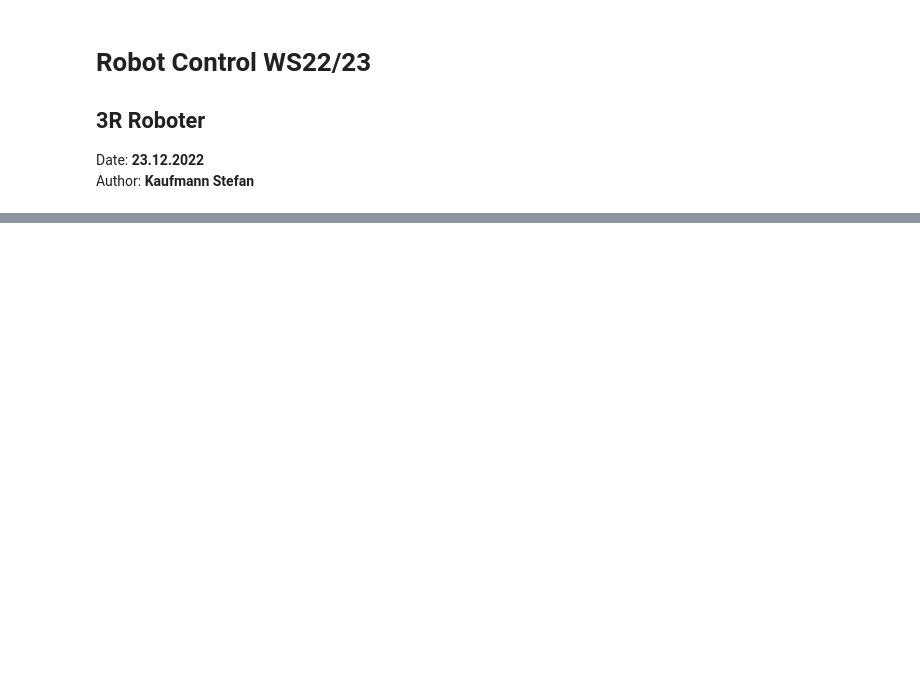
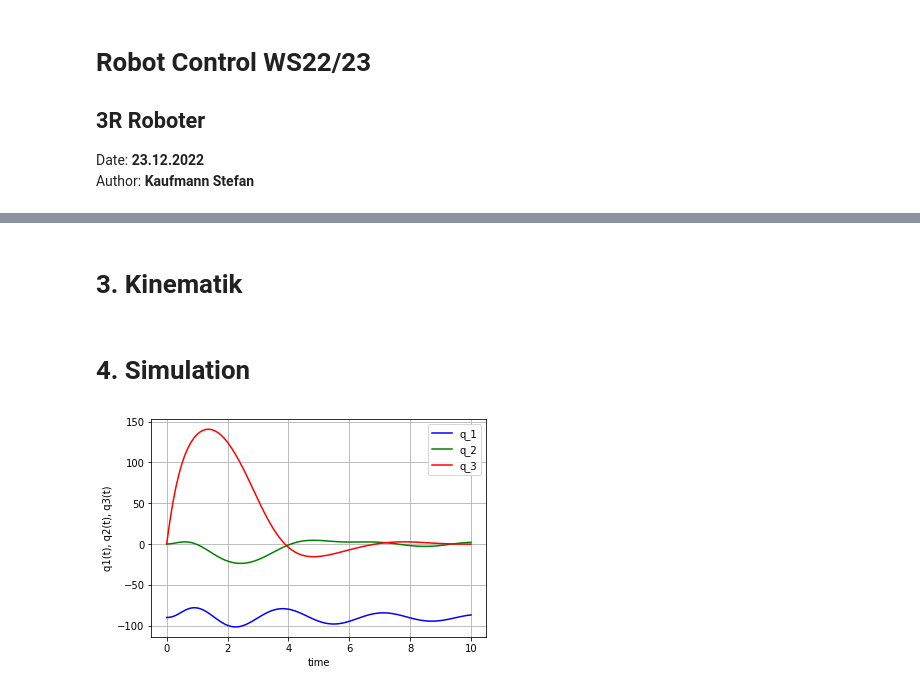
Before and after one commit to StefanKauf/RoCtr, a Jupyter notebook: Projekt_3R/Projekt_3R.ipynb, the cells around one changed output, grey strips where cells are left out. Cells and saved outputs as stored; diff of their text form; code cells hidden in the pictures; blank space fills up the shorter version.

Commit message:
model_ext + fix Animaion

```diff
--- a/Projekt_3R/Projekt_3R.ipynb
+++ b/Projekt_3R/Projekt_3R.ipynb
@@ -68,0 +59,4 @@ M
+# %% [markdown]
+# 3. Kinematik
+# %% [markdown]
+# 4. Simulation
@@ -68,0 +75,61 @@ M
+# %%
+'''Inverse Kinematik'''
+x,y = 1, 1
+
+X = [x,y,0]
+
+q = T0e.inv()*X
+# %%
+import Animation as anim
+import numpy as np
+from scipy.integrate import odeint,solve_ivp
+import matplotlib.pyplot as plt
+from Model import model_nlin_ext
+#from Vorsteuerung import *
+
+
+x0=[-np.pi/2,0,np.pi/2,  0,0,0]       # x0 = [q1,q2,q3,qd1,qd2,qd3]
+
+# define the discretization points
+t_start = 0
+t_stop = 10
+dt = 1e-1
+
+t_sim = np.linspace(t_start, t_stop, int((t_stop - t_start) / dt + 1))
+
+
+# Define the controller
+class Controller:
+  def __init__(self,u,t):
+    #from Vorsteuerung import flat_output
+    self.ctr = 'nix'
+    self.u  = u
+    self.t  = t
+
+u=[0,0,0]
+
+controller = Controller(u,t_sim)
+
+#Wrapper für rechte Seite der Differentialgleichung
+rhs=lambda t,x:model_nlin_ext(t,x,controller)
+
+solOde = solve_ivp(rhs,                  #zu simulierendes Modell
+                    [t_start,t_stop],    #Zeitspanne für Simulation
+                    x0,                  #Anfangszustand
+                    t_eval=t_sim,        #Auswertungszeitpunkte
+                    atol=1e-9,rtol=1e-6  #Toleranzen
+                    )
+
+
+plt.plot(solOde.t, solOde.y[0]*180/np.pi, 'b', label='q_1')
+plt.plot(solOde.t, solOde.y[1]*180/np.pi, 'g', label='q_2')
+plt.plot(solOde.t, solOde.y[2]*180/np.pi, 'r', label='q_3')
+plt.legend(loc='best')
+plt.xlabel('time')
+plt.ylabel('q1(t), q2(t), q3(t)')
+plt.grid()
+plt.show()
+
+anim.plot(solOde.y[0],solOde.y[1],solOde.y[2],dt)
+# %% [output]
+[figure, added]
```
Also changed, not shown: parts of 9 cells of this notebook, 5 other files.
